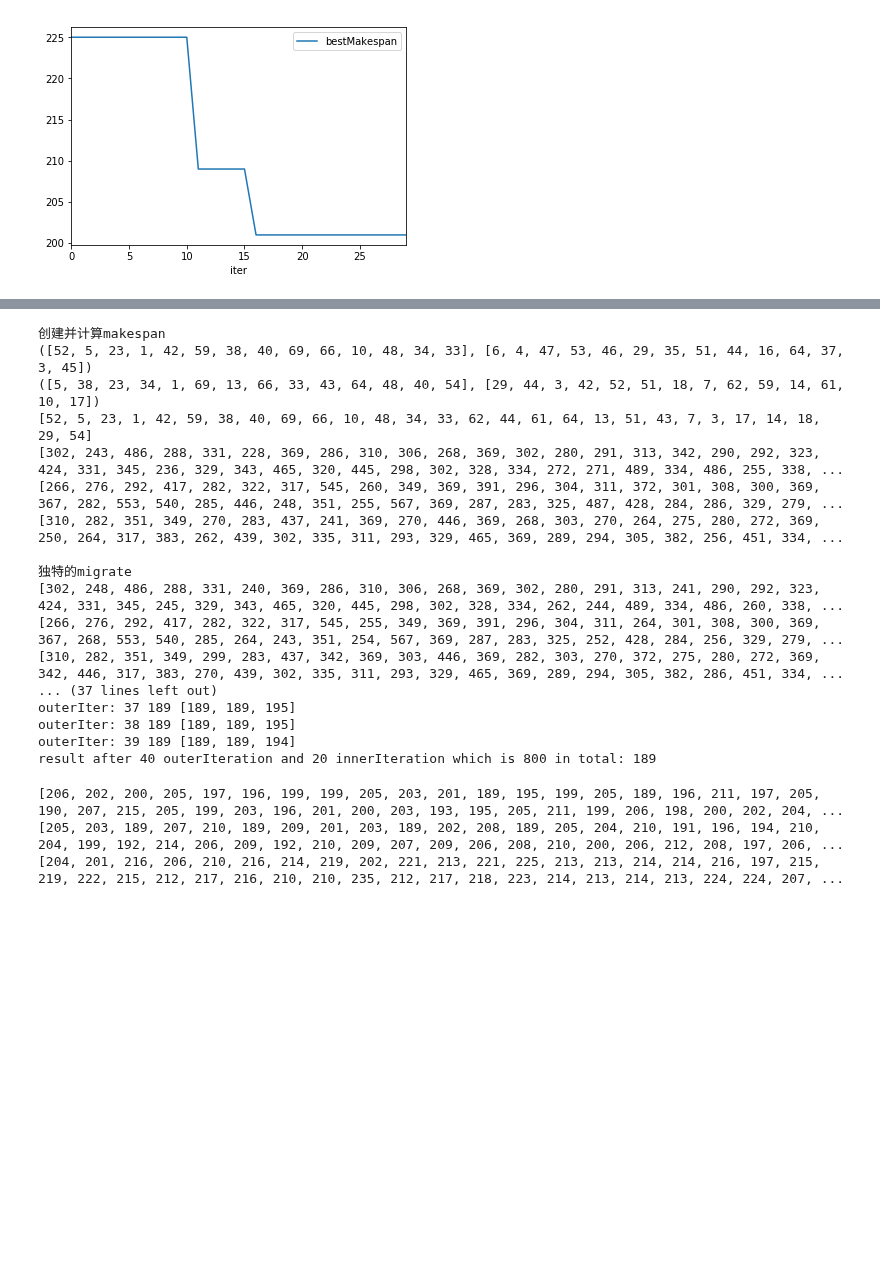
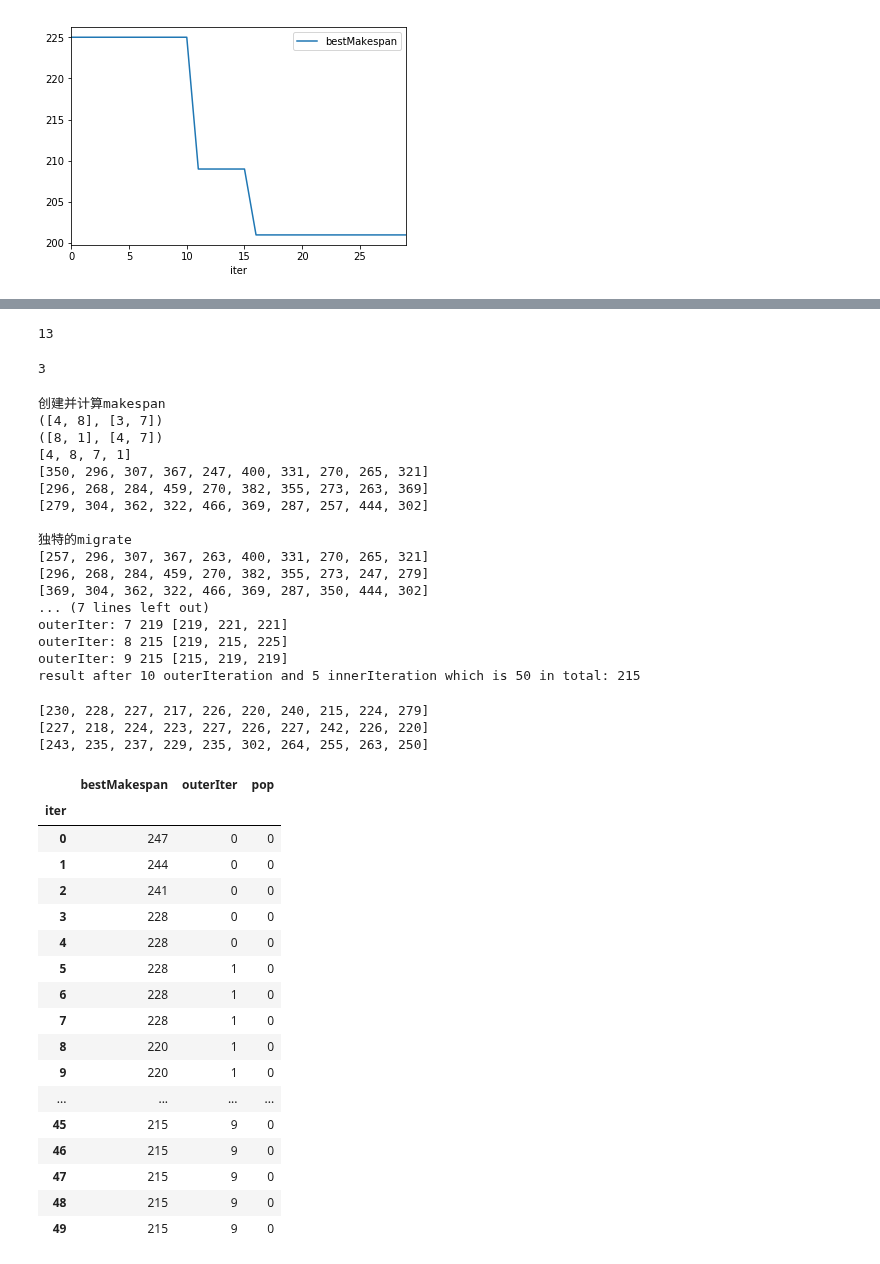
Before and after one commit to dawnohdawn/multi-object-JSSP-with-lot-spliting, a Jupyter notebook: generalGAModel.ipynb, the cells around one changed output, grey strips where cells are left out. Saved outputs shown, nothing was run; the diff lists cells and outputs as text; code cells hidden in the pictures; blank space fills up the shorter version.

```diff
--- a/generalGAModel.ipynb
+++ b/generalGAModel.ipynb
@@ -776,7 +776,7 @@ class generalSolution:
         print('completion time for each machine: ', [item.idleMoment for item in self.machineList])
         print('total completion time: ', max([item.idleMoment for item in self.machineList]))
         print('sublotOperationAssignment for each sublot:')
-        for i,lot in enumerate(solu.sublotOperationAssignment):
+        for i,lot in enumerate(self.sublotOperationAssignment):
             print('for lot%d: '%i)
             print(lot)
 
@@ -1602,3 +1644,11 @@ dtype: float64
+# %%
+test.makespans.originalIMGA.value_counts()[183]
+# %% [output]
+13
+# %%
+test.makespans.threeIMGA.value_counts()[183]
+# %% [output]
+3
 # %%
 class threeIMGA(generalGAModel):
     """
@@ -1757,8 +1807,8 @@ class threeIMGA(generalGAModel):
 # 测试threeIMGA类
 
 print('创建并计算makespan')
-test = threeIMGA(66, lotNum, lotSizes, machineNum)
-# test = threeIMGA(10, lotNum, lotSizes, machineNum)
+# test = threeIMGA(66, lotNum, lotSizes, machineNum)
+test = threeIMGA(10, lotNum, lotSizes, machineNum)
 test.calAllModelMakespan()
 print(test.getBestAndRamdomIndividualOfPopulation(0,20))
 print(test.getTwoGroupsOfBestIndividual(0,20))
@@ -1773,34 +1823,55 @@ test.migrationOfAllPops('exchange', 10)
 for item in test.getMakespansOfAllIndividuals():
     print(item)
 
-test.modelIterate(40, 20, 0.5, 0.5, 0.5, 0.4, 0.4, 0.3, 0.3, 0.3, 'exchange', 10, \
+# test.modelIterate(40, 20, 0.5, 0.5, 0.5, 0.4, 0.4, 0.3, 0.3, 0.3, 'exchange', 10, \
+#                                                           muteEveryGAIter = 1,  muteGAResult = 1, muteEveryOuterIter = 0, \
+#                                                           muteOuterResult = 0, saveDetailsUsingDF = 1)
+test.modelIterate(10, 5, 0.5, 0.5, 0.5, 0.5, 0.5, 0.3, 0.3, 0.3, 'exchange', 10, \
                                                           muteEveryGAIter = 1,  muteGAResult = 1, muteEveryOuterIter = 0, \
                                                           muteOuterResult = 0, saveDetailsUsingDF = 1)
-# test.modelIterate(10, 5, 0.5, 0.5, 0.5, 0.5, 0.5, 0.3, 0.3, 0.3, 'exchange', 10, \
-#                                                           muteEveryGAIter = 1,  muteGAResult = 1, muteEveryOuterIter = 0, \
-#                                                           muteOuterResult = 0, saveDetailsUsingDF = 1)
 # %% [output]
 创建并计算makespan
-([52, 5, 23, 1, 42, 59, 38, 40, 69, 66, 10, 48, 34, 33], [6, 4, 47, 53, 46, 29, 35, 51, 44, 16, 64, 37, 3, 45])
-([5, 38, 23, 34, 1, 69, 13, 66, 33, 43, 64, 48, 40, 54], [29, 44, 3, 42, 52, 51, 18, 7, 62, 59, 14, 61, 10, 17])
-[52, 5, 23, 1, 42, 59, 38, 40, 69, 66, 10, 48, 34, 33, 62, 44, 61, 64, 13, 51, 43, 7, 3, 17, 14, 18, 29, 54]
-[302, 243, 486, 288, 331, 228, 369, 286, 310, 306, 268, 369, 302, 280, 291, 313, 342, 290, 292, 323, 424, 331, 345, 236, 329, 343, 465, 320, 445, 298, 302, 328, 334, 272, 271, 489, 334, 486, 255, 338, ...
-[266, 276, 292, 417, 282, 322, 317, 545, 260, 349, 369, 391, 296, 304, 311, 372, 301, 308, 300, 369, 367, 282, 553, 540, 285, 446, 248, 351, 255, 567, 369, 287, 283, 325, 487, 428, 284, 286, 329, 279, ...
-[310, 282, 351, 349, 270, 283, 437, 241, 369, 270, 446, 369, 268, 303, 270, 264, 275, 280, 272, 369, 250, 264, 317, 383, 262, 439, 302, 335, 311, 293, 329, 465, 369, 289, 294, 305, 382, 256, 451, 334, ...
+([4, 8], [3, 7])
+([8, 1], [4, 7])
+[4, 8, 7, 1]
+[350, 296, 307, 367, 247, 400, 331, 270, 265, 321]
+[296, 268, 284, 459, 270, 382, 355, 273, 263, 369]
+[279, 304, 362, 322, 466, 369, 287, 257, 444, 302]
 
 独特的migrate
-[302, 248, 486, 288, 331, 240, 369, 286, 310, 306, 268, 369, 302, 280, 291, 313, 241, 290, 292, 323, 424, 331, 345, 245, 329, 343, 465, 320, 445, 298, 302, 328, 334, 262, 244, 489, 334, 486, 260, 338, ...
-[266, 276, 292, 417, 282, 322, 317, 545, 255, 349, 369, 391, 296, 304, 311, 264, 301, 308, 300, 369, 367, 268, 553, 540, 285, 264, 243, 351, 254, 567, 369, 287, 283, 325, 252, 428, 284, 256, 329, 279, ...
-[310, 282, 351, 349, 299, 283, 437, 342, 369, 303, 446, 369, 282, 303, 270, 372, 275, 280, 272, 369, 342, 446, 317, 383, 270, 439, 302, 335, 311, 293, 329, 465, 369, 289, 294, 305, 382, 286, 451, 334, ...
-... (37 lines left out)
-outerIter: 37 189 [189, 189, 195]
-outerIter: 38 189 [189, 189, 195]
-outerIter: 39 189 [189, 189, 194]
-result after 40 outerIteration and 20 innerIteration which is 800 in total: 189
+[257, 296, 307, 367, 263, 400, 331, 270, 265, 321]
+[296, 268, 284, 459, 270, 382, 355, 273, 247, 279]
+[369, 304, 362, 322, 466, 369, 287, 350, 444, 302]
+... (7 lines left out)
+outerIter: 7 219 [219, 221, 221]
+outerIter: 8 215 [219, 215, 225]
+outerIter: 9 215 [215, 219, 219]
+result after 10 outerIteration and 5 innerIteration which is 50 in total: 215
 # %%
 for item in test.getMakespansOfAllIndividuals():
     print(item)
 # %% [output]
-[206, 202, 200, 205, 197, 196, 199, 199, 205, 203, 201, 189, 195, 199, 205, 189, 196, 211, 197, 205, 190, 207, 215, 205, 199, 203, 196, 201, 200, 203, 193, 195, 205, 211, 199, 206, 198, 200, 202, 204, ...
-[205, 203, 189, 207, 210, 189, 209, 201, 203, 189, 202, 208, 189, 205, 204, 210, 191, 196, 194, 210, 204, 199, 192, 214, 206, 209, 192, 210, 209, 207, 209, 206, 208, 210, 200, 206, 212, 208, 197, 206, ...
-[204, 201, 216, 206, 210, 216, 214, 219, 202, 221, 213, 221, 225, 213, 213, 214, 214, 216, 197, 215, 219, 222, 215, 212, 217, 216, 210, 210, 235, 212, 217, 218, 223, 214, 213, 214, 213, 224, 224, 207, ...
+[230, 228, 227, 217, 226, 220, 240, 215, 224, 279]
+[227, 218, 224, 223, 227, 226, 227, 242, 226, 220]
+[243, 235, 237, 229, 235, 302, 264, 255, 263, 250]
+# %%
+test.detailsOfModel
+# %% [output]
+|  | bestMakespan | outerIter | pop |
+| iter |  |  |  |
+| 0 | 247 | 0 | 0 |
+| 1 | 244 | 0 | 0 |
+| 2 | 241 | 0 | 0 |
+| 3 | 228 | 0 | 0 |
+| 4 | 228 | 0 | 0 |
+| 5 | 228 | 1 | 0 |
+| 6 | 228 | 1 | 0 |
+| 7 | 228 | 1 | 0 |
+| 8 | 220 | 1 | 0 |
+| 9 | 220 | 1 | 0 |
+| ... | ... | ... | ... |
+| 45 | 215 | 9 | 0 |
+| 46 | 215 | 9 | 0 |
+| 47 | 215 | 9 | 0 |
+| 48 | 215 | 9 | 0 |
+| 49 | 215 | 9 | 0 |
```
Also changed, not shown: parts of 6 cells of this notebook, 16 other files.
